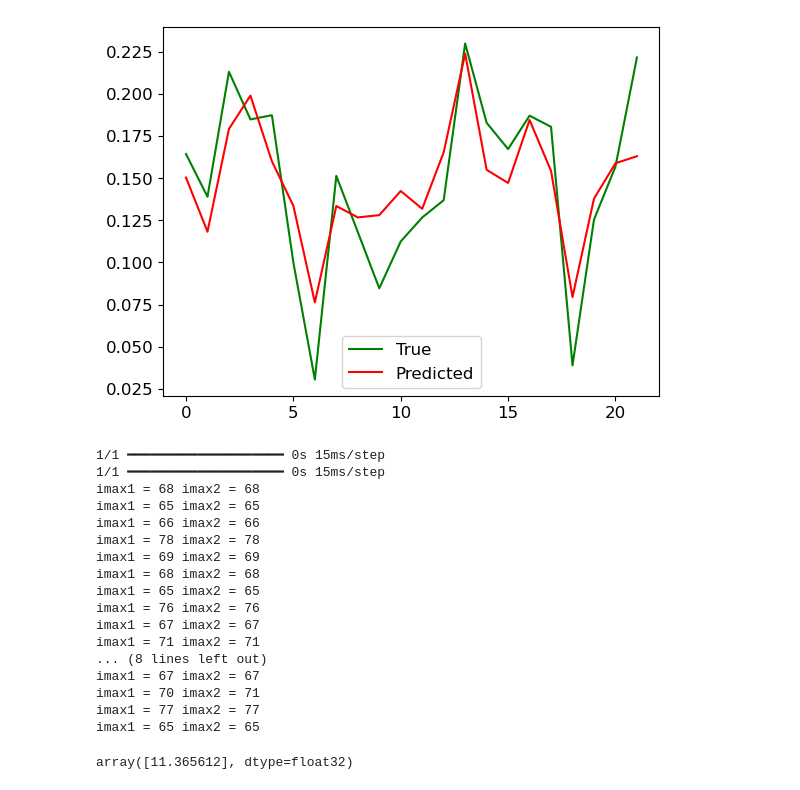
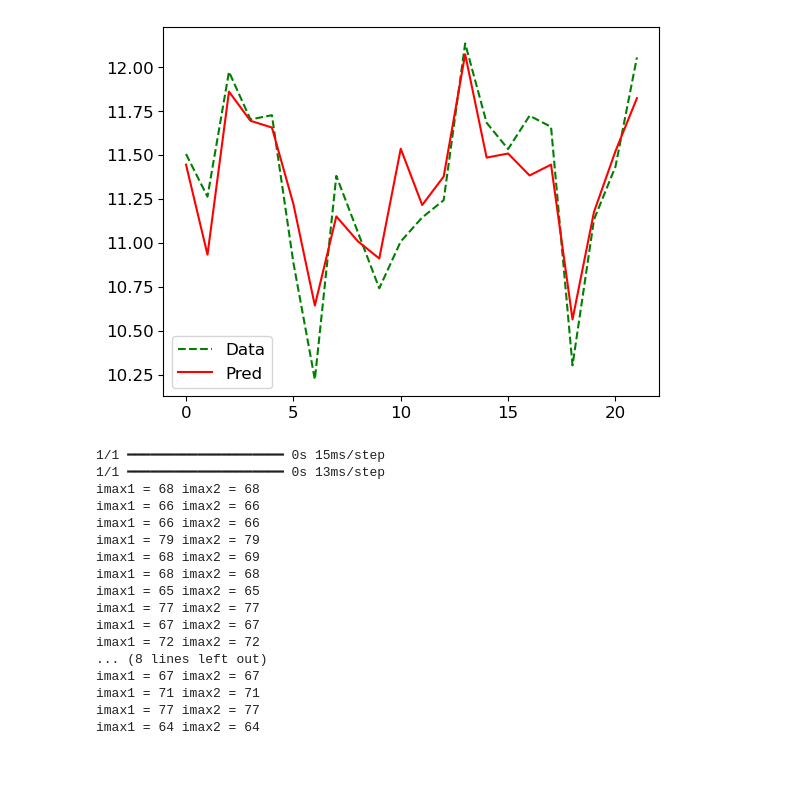
Before and after one commit to anikmh/emulator, a Jupyter notebook: train/mvsr/mvsr_nl.ipynb, the cells around one changed output. Drawn from its saved outputs; the diff is of its cells as text; code cells hidden in the pictures.

```diff
--- a/train/mvsr/mvsr_nl.ipynb
+++ b/train/mvsr/mvsr_nl.ipynb
@@ -72,13 +78,15 @@ y_ts2, y_vl, z_ts, z_vl = train_test_split(y_ts2, z_ts, test_size=0.01, random_s
 #model = tf.keras.models.load_model("../../models/model_nl.keras")
 
 model1 = tf.keras.models.Sequential([
-    layers.Dense(320, activation='relu', input_shape=(x_ncols,)),
+    layers.Dense(512, activation='relu', input_shape=(x_ncols,)),
+    layers.Dense(256, activation='relu'),
     layers.Dense(512, activation='relu'),
-    layers.Dense(224, activation='relu'),
     layers.Dense(y_ncols, activation='sigmoid')
 ])
+
 model1.compile(optimizer='adam', loss='mse')
 model1.summary()
+
 batch_size = 128
 num_epochs = 1000
 
@@ -86,7 +94,8 @@ num_epochs = 1000
 stop_early = tf.keras.callbacks.EarlyStopping(
     monitor='val_loss',
     min_delta=1.0e-6,
-    patience=10
+    patience=10,
+    restore_best_weights=True
 )
 
 lr_schedule = tf.keras.callbacks.ReduceLROnPlateau(
@@ -192,6 +155,9 @@ plt.show()
 # %%
 model2 = tf.keras.models.Sequential([
-    layers.Dense(1, activation='linear', input_shape=(y_ncols,))
+    layers.Dense(128, activation='relu', input_shape=(y_ncols,)),
+    layers.Dense(64, activation='relu'),
+    layers.Dense(256, activation='relu'),
+    layers.Dense(1, activation='sigmoid')
 ])
 
 model2.compile(optimizer='adam', loss='mse')
@@ -316,8 +273,10 @@ for i in range(y_pr.shape[0]):
 # %%
 y_pr = model1.predict(x_vl)
 z_pr = model2.predict(y_pr)
-plt.plot(z_vl, label='True', c='green')
-plt.plot(z_pr, label='Predicted', c='red')
+Z_pr = scaler_Y.inverse_transform(z_pr).flatten()
+Z_vl = scaler_Y.inverse_transform(z_vl).flatten()
+plt.plot(Z_vl, label='Data', c='g', ls='--')
+plt.plot(Z_pr, label='Pred', c='r')
 plt.legend()
 plt.show()
 # %% [output]
@@ -326,4 +285,4 @@ plt.show()
-[figure, old version]
+[figure, new version]
 # %%
 # Step 1: Modify the last value in each X_vl[i] by multiplying it by 1.01
 X_vl = scaler_X.inverse_transform(x_vl)  # Inverse transform x_vl to get X_vl
@@ -337,7 +296,7 @@ for i in range(len(X_vl_modified)):
 x_vl_modified = scaler_X.transform(X_vl_modified)
 
 y_pr = model1.predict(x_vl_modified)
-z_pr = model2.predict(y_pr)
+z_pr = model2.predict(y_vl)
 
 for i in range(len(y_pr)):
     for j in range(len(y_pr[i]) - 1, -1, -1):
@@ -347,14 +306,8 @@ for i in range(len(y_pr)):
         y_pr[i][j] = 0
 
 nz_pr = y_pr != 0
-nz_vl = y_vl != 0
-
 Y_pr = np.copy(y_pr)
-Y_vl = np.copy(y_vl)
-
 Y_pr[nz_pr] = scaler_Y.inverse_transform(y_pr[nz_pr].reshape(-1, 1)).flatten()
-Y_vl[nz_vl] = scaler_Y.inverse_transform(y_vl[nz_vl].reshape(-1, 1)).flatten()
-
 Y_pr2 = np.copy(Y_pr)
 
 for i in range(y_pr.shape[0]):
@@ -363,24 +316,19 @@ for i in range(y_pr.shape[0]):
     print('imax1 =', i_max1, 'imax2 =',i_max2)
 # %% [output]
 1/1 ━━━━━━━━━━━━━━━━━━━━ 0s 15ms/step
-1/1 ━━━━━━━━━━━━━━━━━━━━ 0s 15ms/step
+1/1 ━━━━━━━━━━━━━━━━━━━━ 0s 13ms/step
+imax1 = 68 imax2 = 68
+imax1 = 66 imax2 = 66
+imax1 = 66 imax2 = 66
+imax1 = 79 imax2 = 79
+imax1 = 68 imax2 = 69
 imax1 = 68 imax2 = 68
 imax1 = 65 imax2 = 65
-imax1 = 66 imax2 = 66
-imax1 = 78 imax2 = 78
-imax1 = 69 imax2 = 69
-imax1 = 68 imax2 = 68
-imax1 = 65 imax2 = 65
-imax1 = 76 imax2 = 76
+imax1 = 77 imax2 = 77
+imax1 = 67 imax2 = 67
+imax1 = 72 imax2 = 72
+... (8 lines left out)
 imax1 = 67 imax2 = 67
 imax1 = 71 imax2 = 71
-... (8 lines left out)
-imax1 = 67 imax2 = 67
-imax1 = 70 imax2 = 71
 imax1 = 77 imax2 = 77
-imax1 = 65 imax2 = 65
+imax1 = 64 imax2 = 64
-# %%
-Z_pr = scaler_Y.inverse_transform(z_pr)
-Z_pr[0]
-# %% [output]
-array([11.365612], dtype=float32)
```
Also changed, not shown: parts of 16 cells of this notebook, 6 other files.
